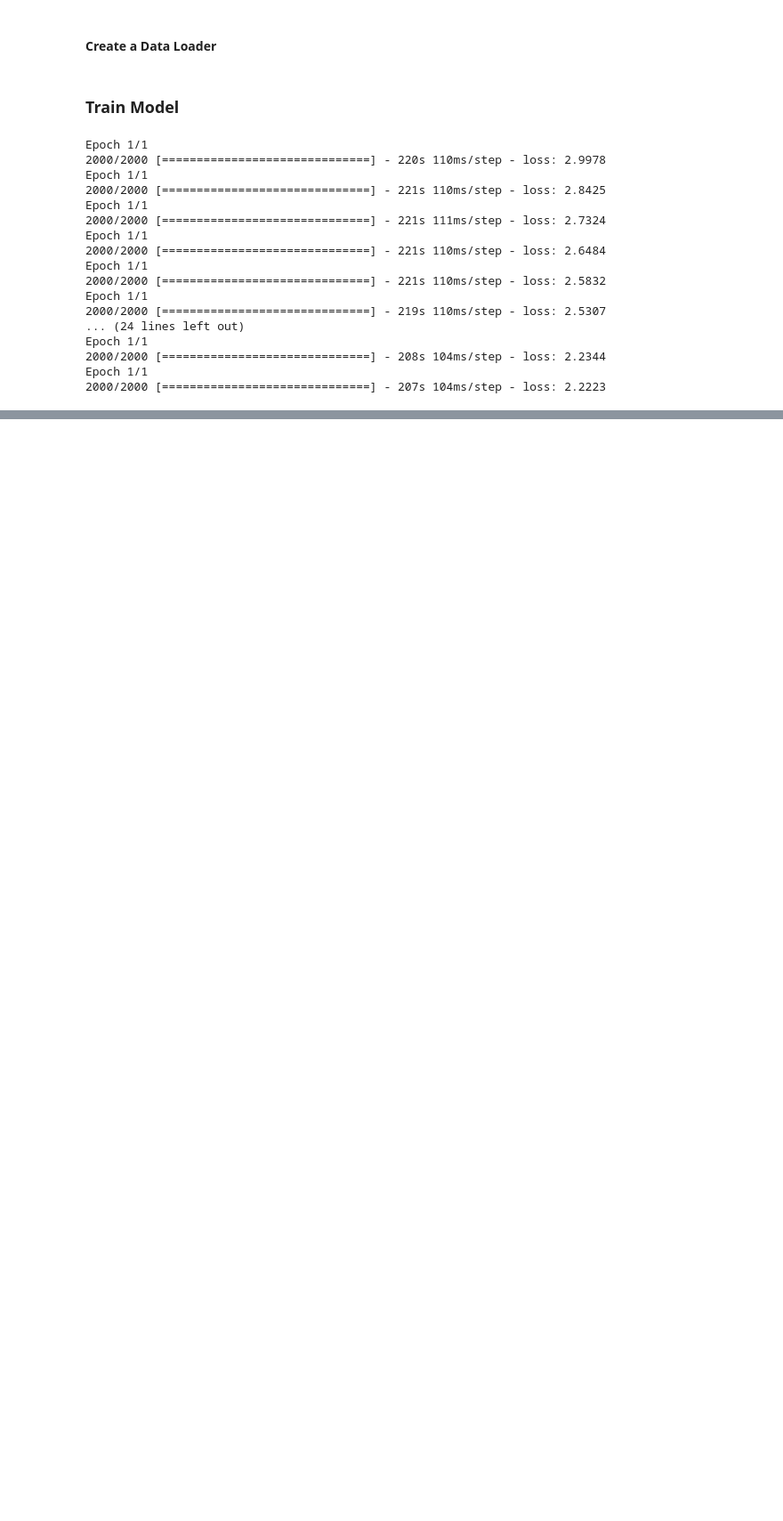
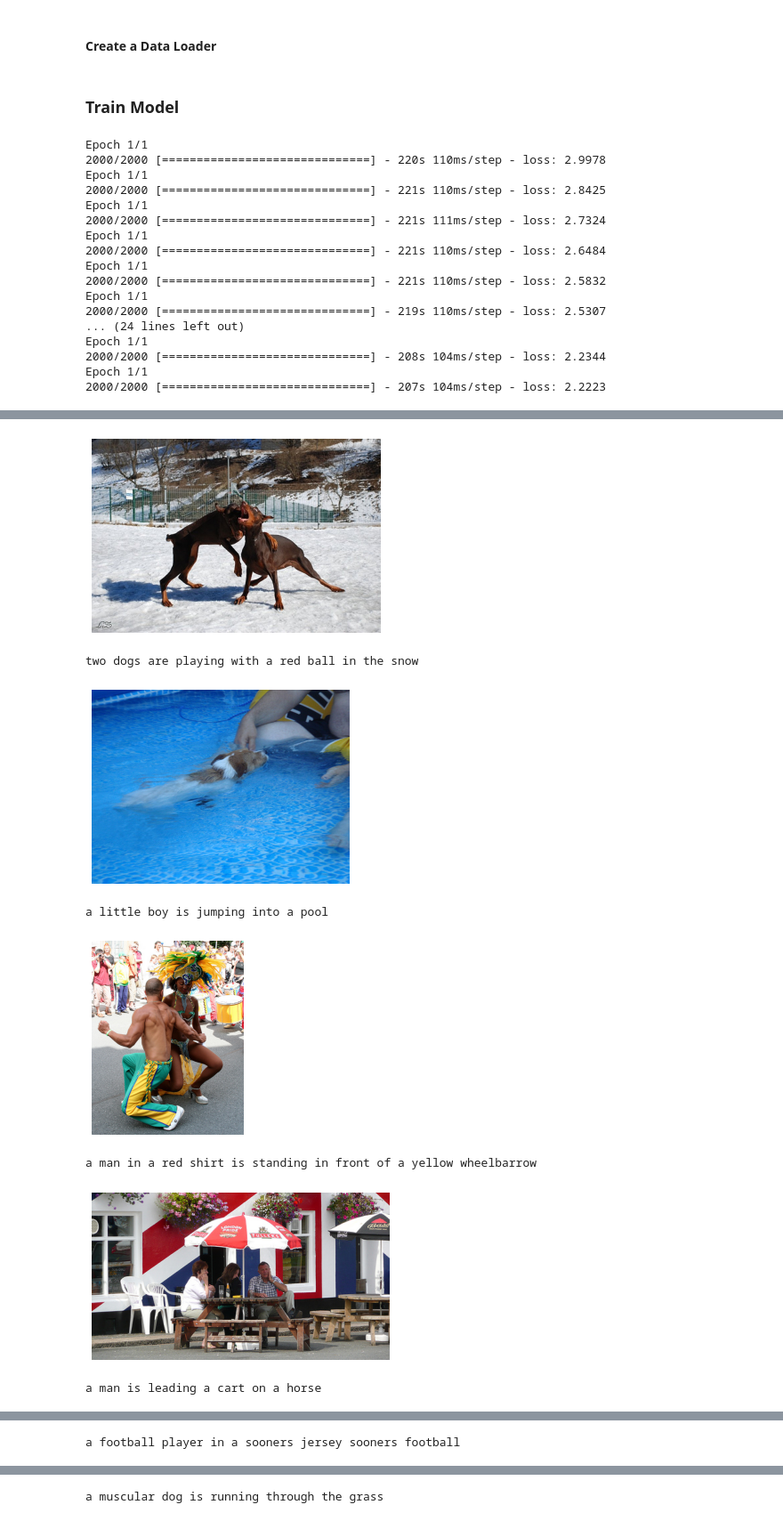
Before and after one commit to matakshay/Neural_Image_Caption_Generator, a Jupyter notebook: build.ipynb, the cells around one changed output, grey strips where cells are left out. Shown at 89% size. Cells and saved outputs as stored; diff of their text form; code cells hidden in the pictures; blank space fills up the shorter version.

Commit message:
Add sample prediction outputs
Added code for getting the predicted captions for a few random images from dataset, to confirm correctness of model

```diff
--- a/build.ipynb
+++ b/build.ipynb
@@ -488,0 +491,23 @@ model = load_model('model_9.h5')
+# %%
+def predict_caption(photo):
+
+    inp_text = "startseq"
+
+    for i in range(max_len):
+        sequence = [word_to_index[w] for w in inp_text.split() if w in word_to_index]
+        sequence = pad_sequences([sequence], maxlen=max_len, padding='post')
+
+        ypred = model.predict([photo, sequence])
+        # Greedy Sampling - Always only take the word with maximum probability (even though there could be more than one word with appreciable probability value) )
+        ypred = ypred.argmax()
+        word = index_to_word[ypred]
+
+        inp_text += (' ' + word)
+
+        if word == 'endseq':
+            break
+
+    final_caption = inp_text.split()[1:-1]
+    final_caption = ' '.join(final_caption)
+
+    return final_caption
@@ -488,0 +516,24 @@ model = load_model('model_9.h5')
+# %%
+for i in range(15):
+    number = np.random.randn(0, 1000)
+    all_img_names = list(test_encoding.keys())
+
+    img_name = all_img_names[i]
+    photo_2048 = test_encoding[img_name].reshape((1, 2048))
+
+    i = plt.imread("data/Images/" + img_name + ".jpg")
+    caption = predict_caption(photo_2048)
+
+    plt.imshow(i)
+    plt.axis("off")
+    plt.show()
+    print(caption)
+# %% [output]
+[figure, added]
+two dogs are playing with a red ball in the snow
+[figure, added]
+a little boy is jumping into a pool
+[figure, added]
+a man in a red shirt is standing in front of a yellow wheelbarrow
+[figure, added]
+a man is leading a cart on a horse
@@ -488,0 +541 @@ model = load_model('model_9.h5')
+a football player in a sooners jersey sooners football
@@ -488,0 +543 @@ model = load_model('model_9.h5')
+a muscular dog is running through the grass
```
Also changed, not shown: parts of 3 cells of this notebook.
